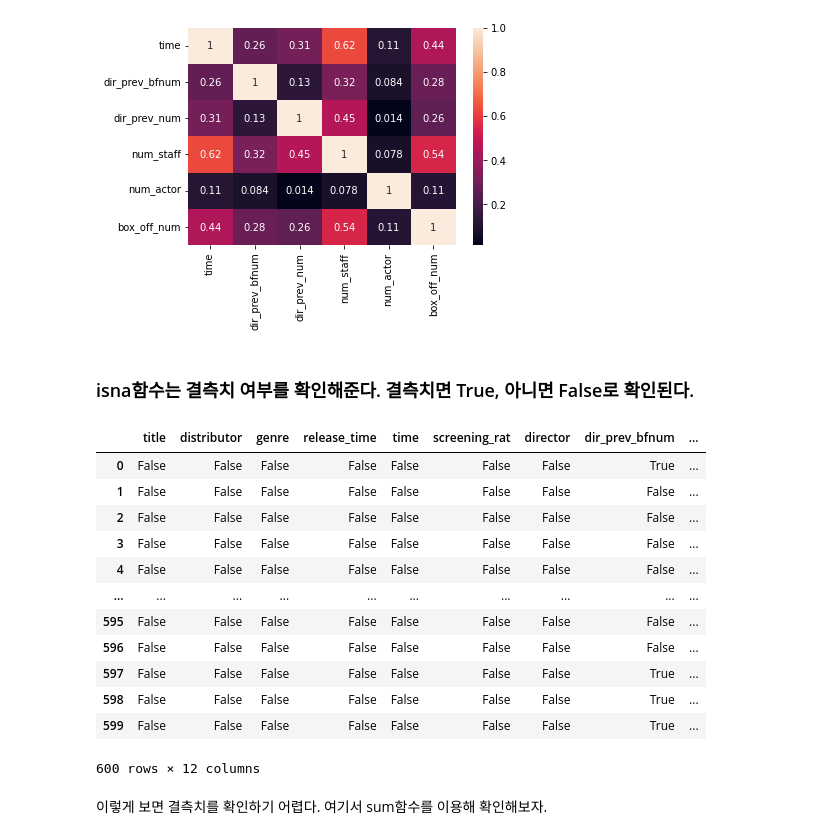
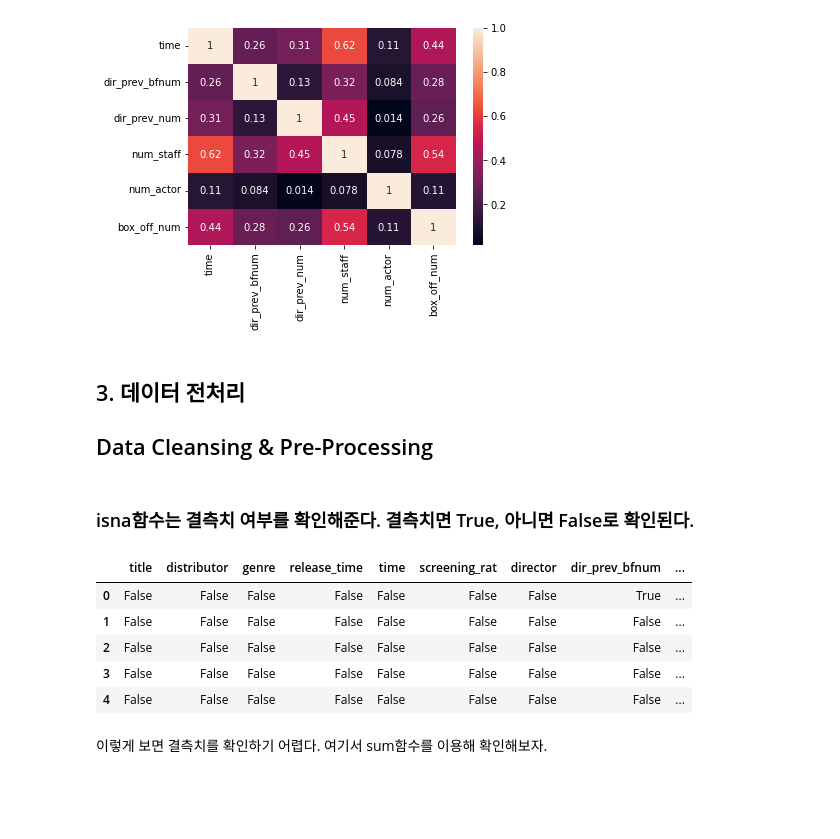
Before and after one commit to choiuikang/contest, a Jupyter notebook: dacon/The_number_of_movie_viewers.ipynb, the cells around one changed output. Cells and saved outputs as stored; diff of their text form; code cells hidden in the pictures; blank space fills up the shorter version.

```diff
--- a/dacon/The_number_of_movie_viewers.ipynb
+++ b/dacon/The_number_of_movie_viewers.ipynb
@@ -175,24 +201,20 @@ sns.heatmap(train.corr(), annot = True)
 # %% [output]
 <AxesSubplot:>
 [figure]
+# %% [markdown]
+## 3. 데이터 전처리
+## Data Cleansing & Pre-Processing
 # %% [markdown]
 ### isna함수는 결측치 여부를 확인해준다. 결측치면 True, 아니면 False로 확인된다.
 # %%
-train.isna()
+train.isna().head()
 # %% [output]
 |  | title | distributor | genre | release_time | time | screening_rat | director | dir_prev_bfnum | ... |
 | 0 | False | False | False | False | False | False | False | True | ... |
 | 1 | False | False | False | False | False | False | False | False | ... |
 | 2 | False | False | False | False | False | False | False | False | ... |
 | 3 | False | False | False | False | False | False | False | False | ... |
 | 4 | False | False | False | False | False | False | False | False | ... |
-| ... | ... | ... | ... | ... | ... | ... | ... | ... | ... |
-| 595 | False | False | False | False | False | False | False | False | ... |
-| 596 | False | False | False | False | False | False | False | False | ... |
-| 597 | False | False | False | False | False | False | False | True | ... |
-| 598 | False | False | False | False | False | False | False | True | ... |
-| 599 | False | False | False | False | False | False | False | True | ... |
-600 rows × 12 columns
 # %% [markdown]
 이렇게 보면 결측치를 확인하기 어렵다. 여기서 sum함수를 이용해 확인해보자.
 # %%
```
Also changed, not shown: parts of 13 cells of this notebook, 1 other file.
